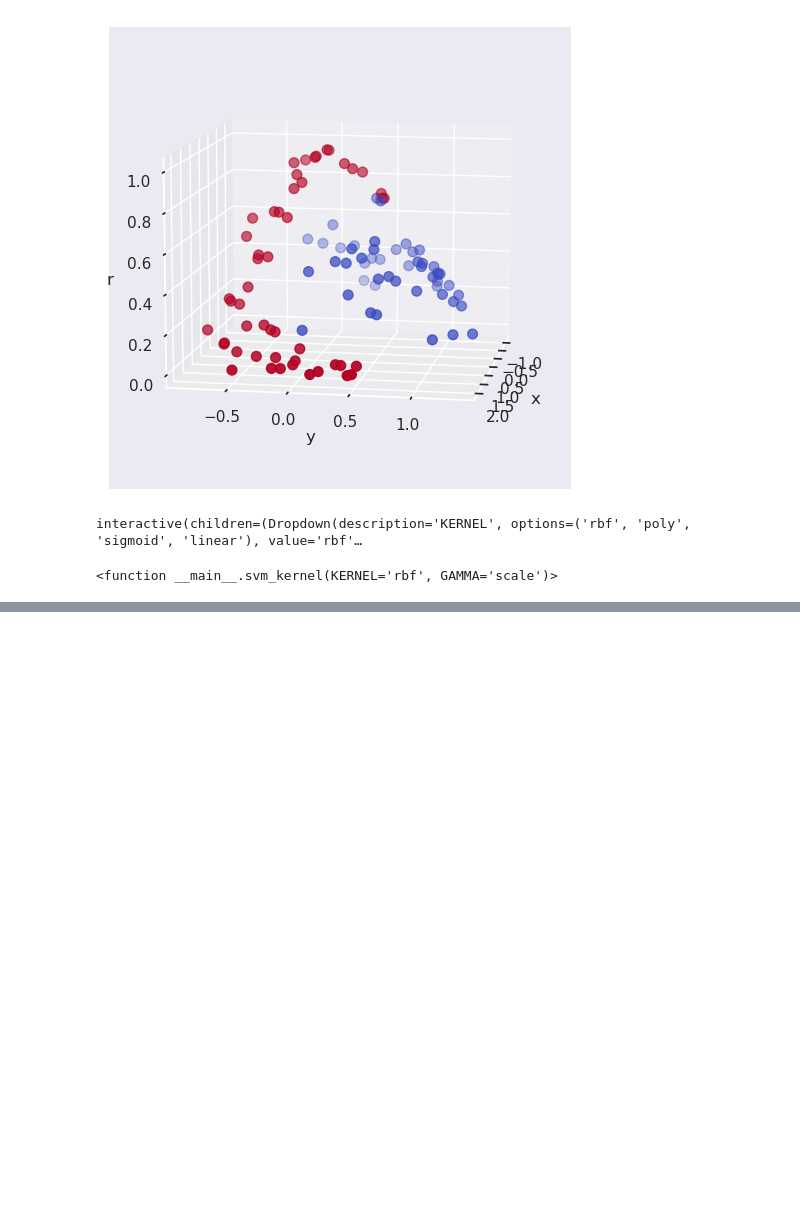
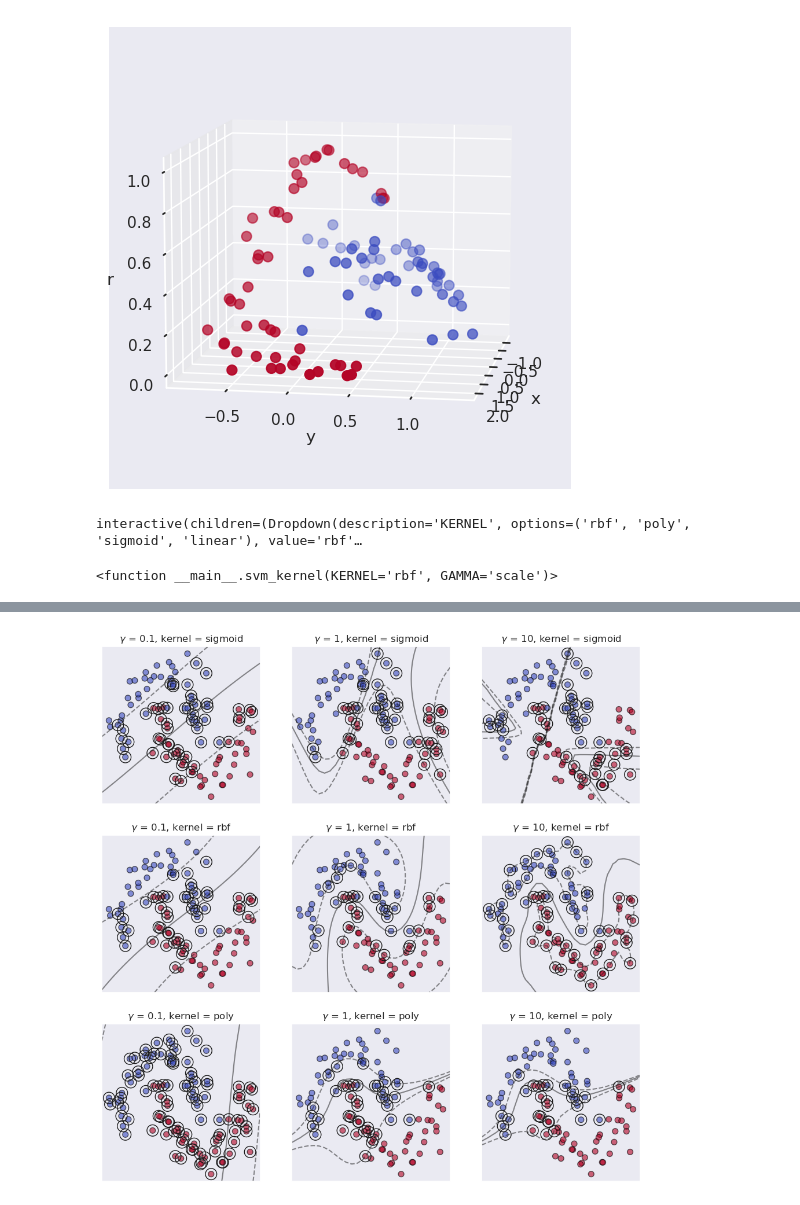
Before and after one commit to MORTAZAD66/ML_Practice, a Jupyter notebook: SVM/7-SVM_Demo.ipynb, the cells around one changed output, grey strips where cells are left out. Saved outputs shown, nothing was run; the diff lists cells and outputs as text; code cells hidden in the pictures; blank space fills up the shorter version.

```diff
--- a/SVM/7-SVM_Demo.ipynb
+++ b/SVM/7-SVM_Demo.ipynb
@@ -299,0 +330,26 @@ interactive(children=(Dropdown(description='KERNEL', options=('rbf', 'poly', 'si
+# %%
+def svm_kernel_gamma_plot(KERNEL='rbf', GAMMA=0.1, index=1.0):
+    clf = SVC(kernel=KERNEL, gamma=GAMMA)
+    clf.fit(X, y)
+
+    plt.subplot(3, 3, index)
+    plt.title("$\gamma$ = {}, kernel = {}".format(gamma, kernel))
+    plt.scatter(X[:, 0], X[:, 1], c=y, s=50, edgecolors='black', cmap='coolwarm', alpha=0.6)
+    plot_svc_decision_function_2(clf)
+    plt.scatter(clf.support_vectors_[:, 0], clf.support_vectors_[:, 1], s=200, edgecolors='k', facecolors='none');
+    plt.xticks(())
+    plt.yticks(())
+    plt.axis('tight')
+
+
+plt.figure(figsize=(12, 12))
+kernel_range = ['sigmoid', 'rbf', 'poly']
+gamma_range = [0.1, 1, 10]
+index = 1
+for kernel in kernel_range:
+    for gamma in gamma_range:
+        svm_kernel_gamma_plot(kernel, gamma, index)
+        index += 1
+plt.show()
+# %% [output]
+[figure, added]
```
Also changed, not shown: parts of 10 cells of this notebook.
